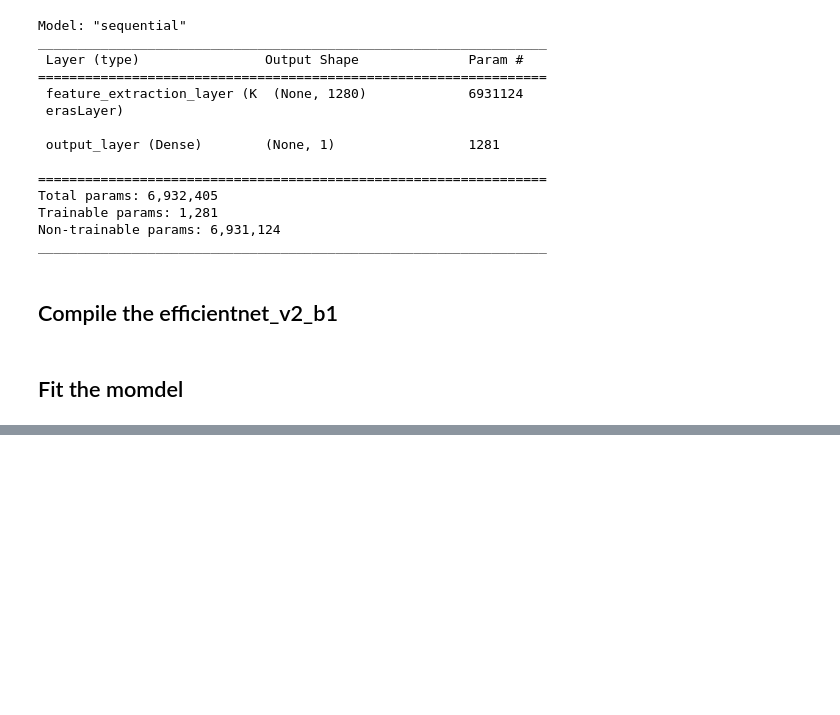
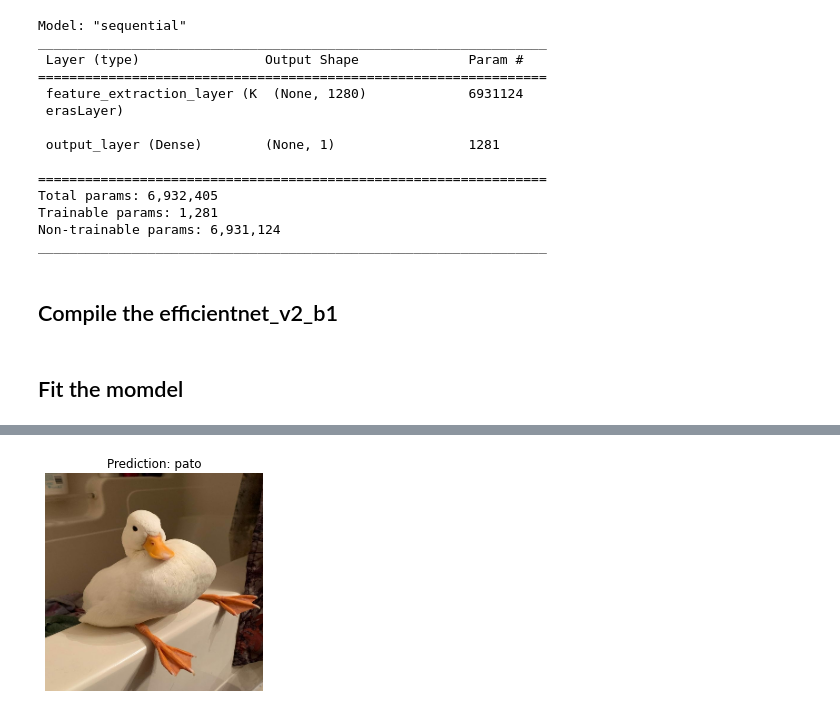
Before and after one commit to msolorzan/TensorFlow-projects, a Jupyter notebook: DucksVsHens_Feature_Extraction.ipynb, the cells around one changed output, grey strips where cells are left out. Cells and saved outputs as stored; diff of their text form; code cells hidden in the pictures; blank space fills up the shorter version.

```diff
--- a/DucksVsHens_Feature_Extraction.ipynb
+++ b/DucksVsHens_Feature_Extraction.ipynb
@@ -203,0 +234,3 @@ array([[0.9733199]], dtype=float32)
+# %%
+pred_and_plot(efficientnet_v2_b1, '/content/pato.jpeg', list(class_names))
+# %% [output]
@@ -203,0 +238 @@ array([[0.9733199]], dtype=float32)
+[figure, added]
```
Also changed, not shown: parts of 11 cells of this notebook.
